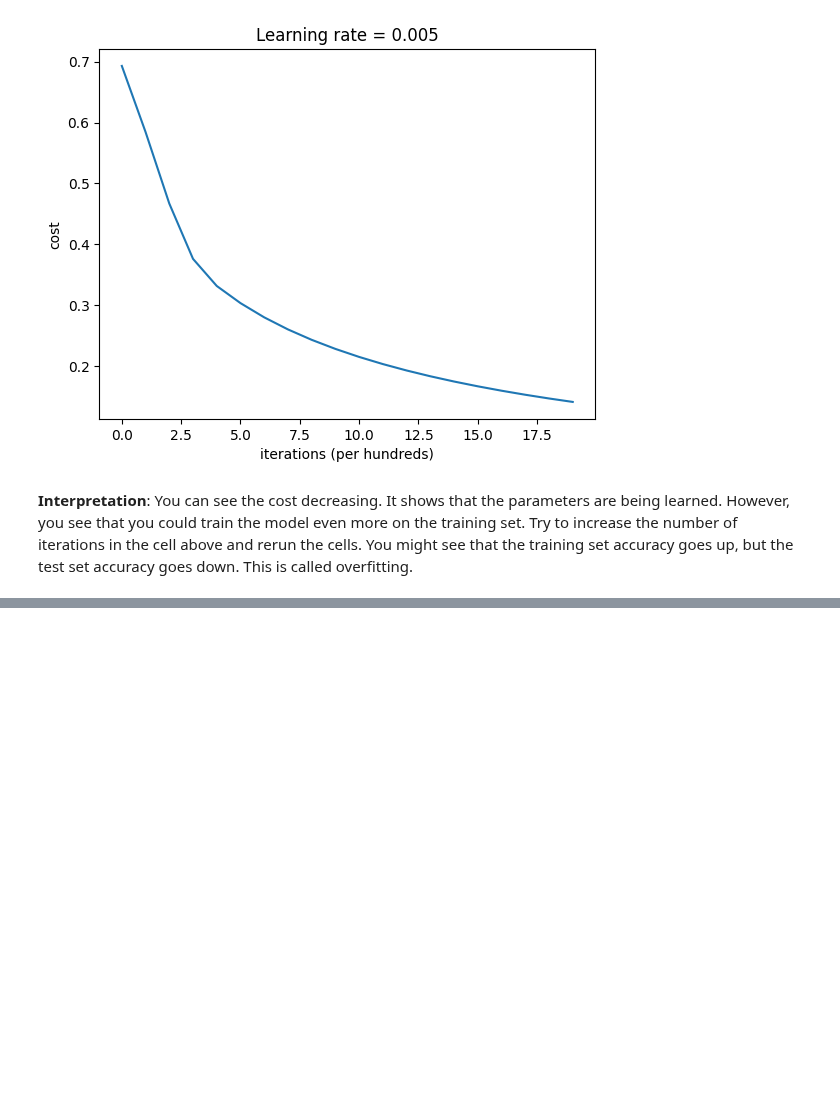
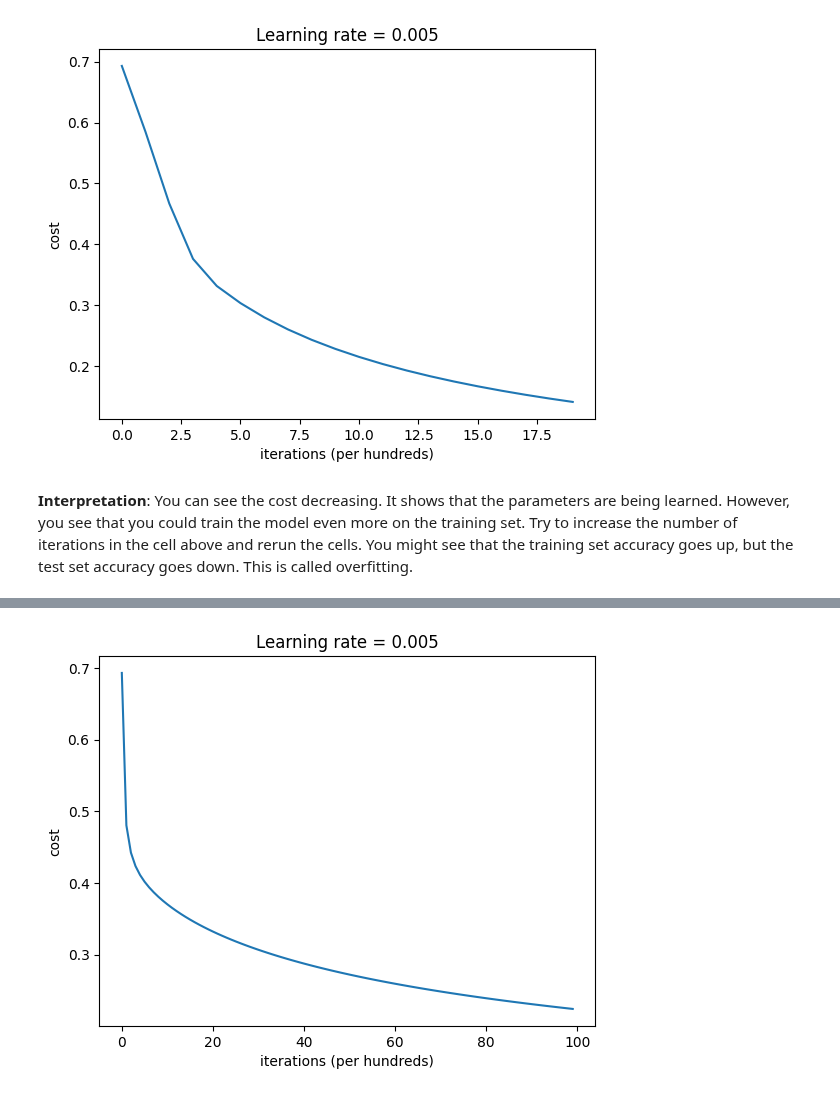
Before and after one commit to LuisR-jpg/Artificial-Intelligence---UP, a Jupyter notebook: Machine Learning II/code/Logistic_Regression_with_a_Neural_Network.ipynb, the cells around one changed output, grey strips where cells are left out. Cells and saved outputs as stored; diff of their text form; code cells hidden in the pictures; blank space fills up the shorter version.

```diff
--- a/Machine Learning II/code/Logistic_Regression_with_a_Neural_Network.ipynb
+++ b/Machine Learning II/code/Logistic_Regression_with_a_Neural_Network.ipynb
@@ -696,0 +748,9 @@ You can see the cost decreasing. It shows that the parameters are being learned.
+# %%
+train_x = train_x_o.reshape(train_x_o.shape[0], -1).T
+test_x = test_x_o.reshape(test_x_o.shape[0], -1).T
+
+# Standardize
+#train_x = train_x/255.
+#test_x = test_x/255.
+# %%
+d = model(train_x, train_y, test_x, test_y, num_iterations = 10000, learning_rate = 0.005, print_cost = False)
@@ -696,0 +775,10 @@ You can see the cost decreasing. It shows that the parameters are being learned.
+# %%
+# Plot learning curve (with costs)
+costs = np.squeeze(d['costs'])
+plt.plot(costs)
+plt.ylabel('cost')
+plt.xlabel('iterations (per hundreds)')
+plt.title("Learning rate = " + str(d["learning_rate"]))
+plt.show()
+# %% [output]
+[figure, added]
```
Also changed, not shown: parts of 10 cells of this notebook, 7 other files.
